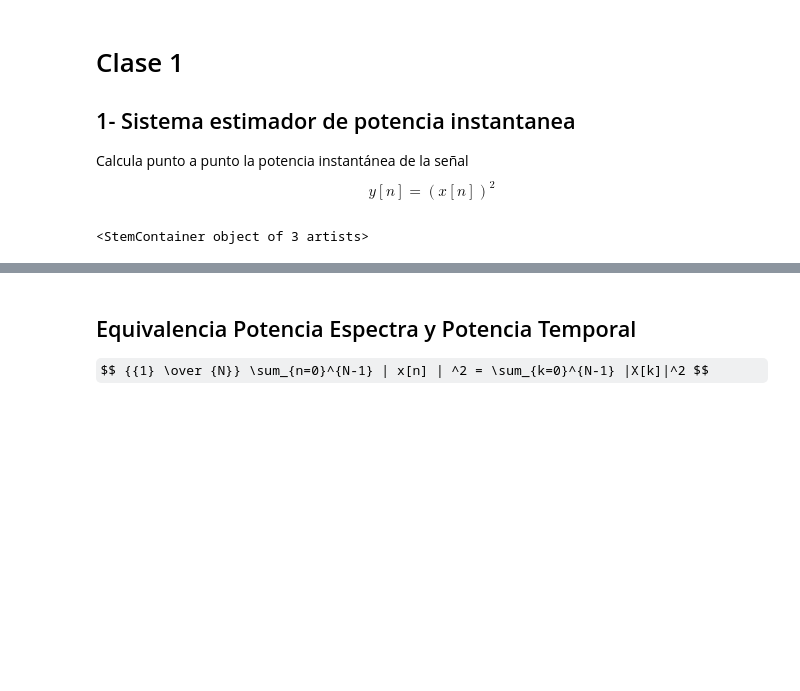
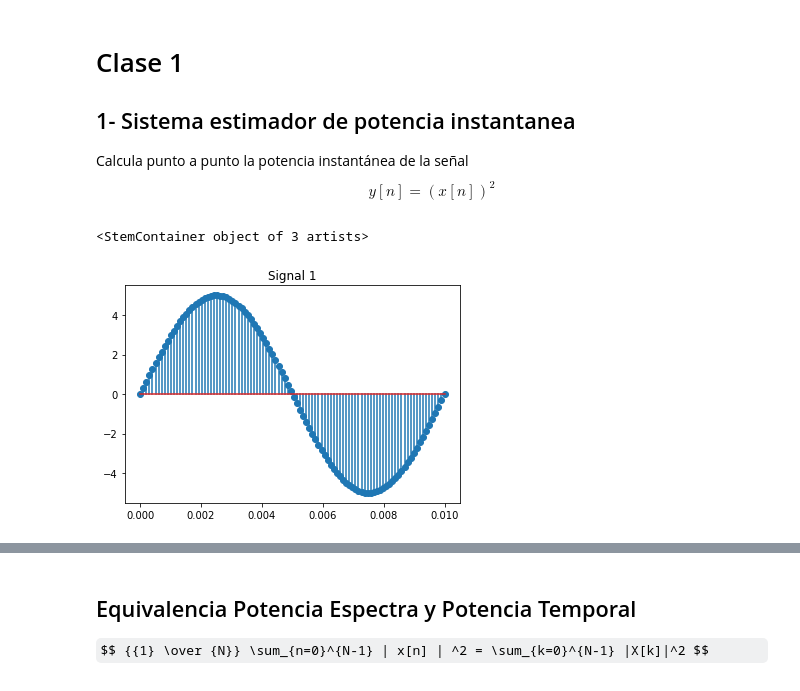
Before and after one commit to dcaruso/PES, a Jupyter notebook: notebooks/0-convolucion/0-potencia_instantanea.ipynb, the cells around one changed output, grey strips where cells are left out. Saved outputs shown, nothing was run; the diff lists cells and outputs as text; code cells hidden in the pictures; some formulas as TeX source; blank space fills up the shorter version.

```diff
--- a/notebooks/0-convolucion/0-potencia_instantanea.ipynb
+++ b/notebooks/0-convolucion/0-potencia_instantanea.ipynb
@@ -6,24 +6,25 @@ $$y[n] = (x[n])^2$$
 # %%
 import scipy.signal as sig
 import numpy as np
 import matplotlib.pyplot as plt
 from scipy.fftpack import fft, ifft
 from __future__ import division
 
 ########### Parámetros Iniciales ###########
-Fs = 100000  # Sampling Freq 10KHz
-N = 1000      # Samples number
-t = np.linspace(0,N/Fs,num=N) # Crea una variable de tiempo desde 0, con intervalos de 1/Fs
+Fs = 10000  # Sampling Freq 10KHz
+N = 100      # Samples number
+t = np.linspace(0,N/Fs,num=N) #Crea una variable de tiempo desde 0, con intervalos de 1/Fs
 
 f1 = 100   # 100Hz
 A1 = 5
 
 signal_1 = A1 * np.sin(2*np.pi*f1*t)
 
+plt.title("Signal 1")
 plt.stem(t,signal_1)
-#title("Signal 1")
 # %% [output]
 <StemContainer object of 3 artists>
+[figure, added]
 # %%
 f2 = 400 # 350KHz
 A2 = 4
```
Also changed, not shown: parts of 5 cells of this notebook, 18 other files.
